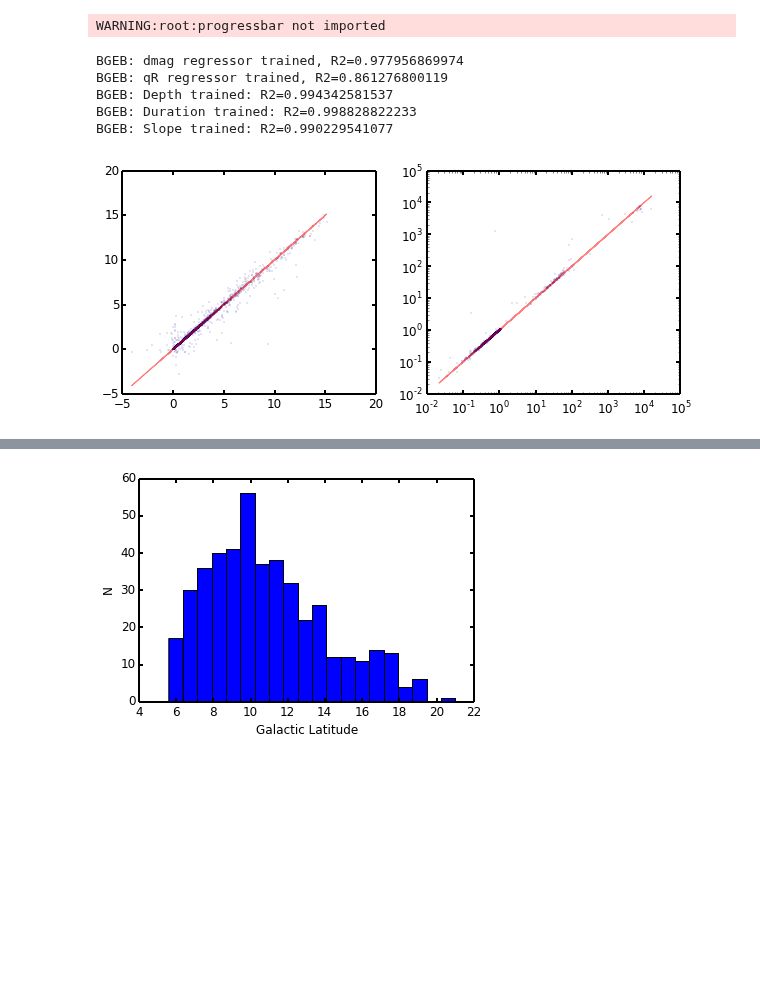
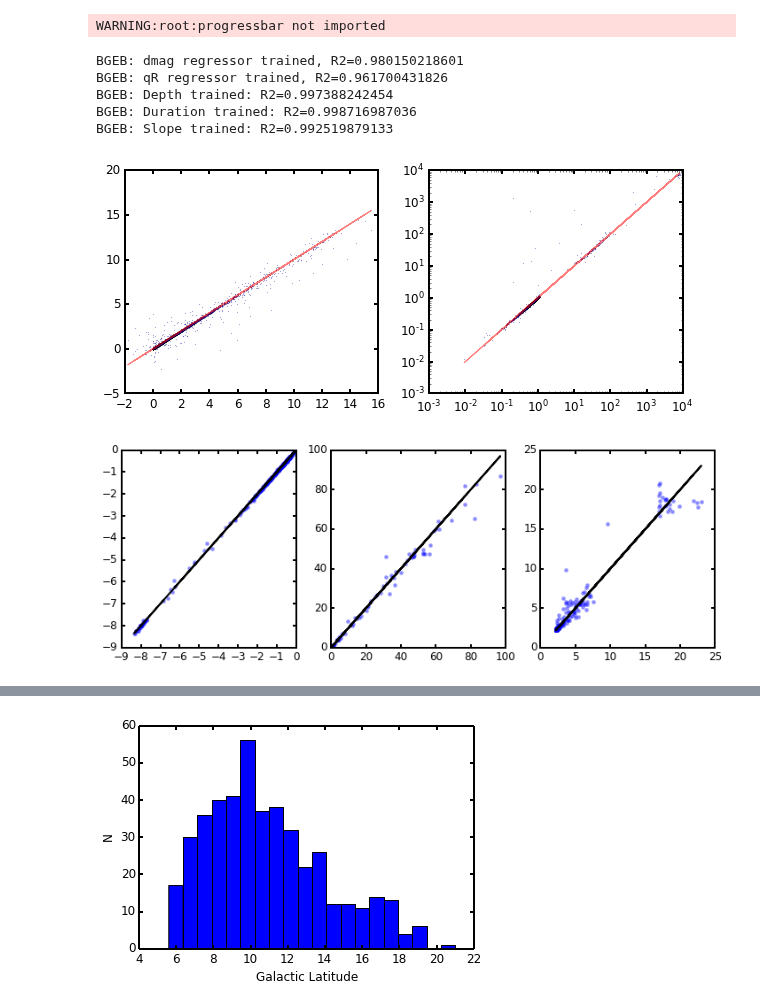
Before and after one commit to timothydmorton/exosyspop, a Jupyter notebook: bg-test.ipynb, the cells around one changed output, grey strips where cells are left out. Saved outputs shown, nothing was run; the diff lists cells and outputs as text; code cells hidden in the pictures; blank space fills up the shorter version.

```diff
--- a/bg-test.ipynb
+++ b/bg-test.ipynb
@@ -3,7 +3,7 @@ import pandas as pd
 from exosyspop.populations import TRILEGAL_BGBinaryPopulation
 
 targets = pd.read_hdf('targets.h5')
-bgstars = pd.read_hdf('bgstars.h5')
+bgstars = pd.read_hdf('bgstars.h5').query('m_ini > 0.11')
 
 # Sanitize dtypes of targets DataFrame
 for c in targets.columns:
@@ -19,13 +19,13 @@ WARNING:root:progressbar not imported
 # %%
 %matplotlib inline
 rootLogger.setLevel(logging.INFO)
-pop._train_pipelines(n_jobs=1, plot=True)
-pop._train_trap(N=1000)
-rootLogger.setLevel(logging.DEBUG)
+pop._train_pipelines(n_jobs=8, plot=True)
+pop._train_trap(N=1000, plot=True);
 # %% [output]
-BGEB: dmag regressor trained, R2=0.977956869974
-BGEB: qR regressor trained, R2=0.861276800119
-BGEB: Depth trained: R2=0.994342581537
-BGEB: Duration trained: R2=0.998828822233
-BGEB: Slope trained: R2=0.990229541077
+BGEB: dmag regressor trained, R2=0.980150218601
+BGEB: qR regressor trained, R2=0.961700431826
+BGEB: Depth trained: R2=0.997388242454
+BGEB: Duration trained: R2=0.998716987036
+BGEB: Slope trained: R2=0.992519879133
-[figure, old version]
+[figure, new version]
+[figure, added]
```
Also changed, not shown: parts of 3 cells of this notebook, 5 other files.
